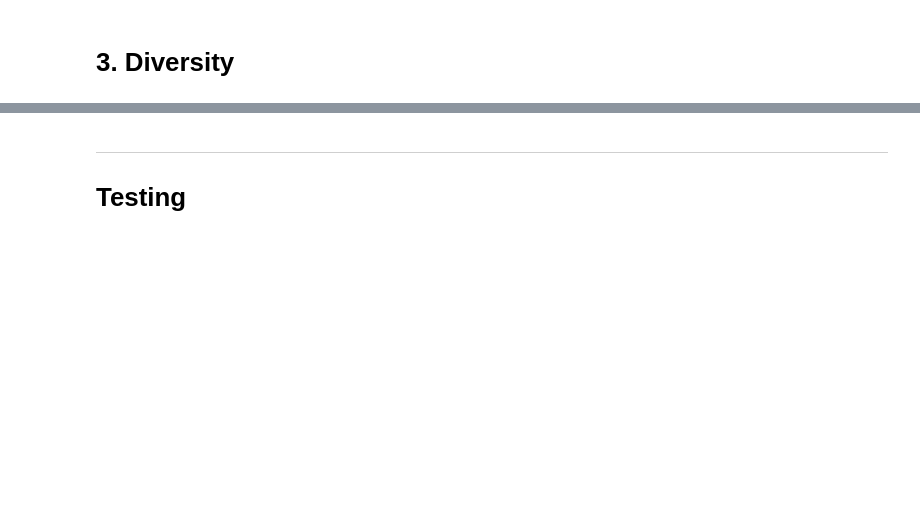
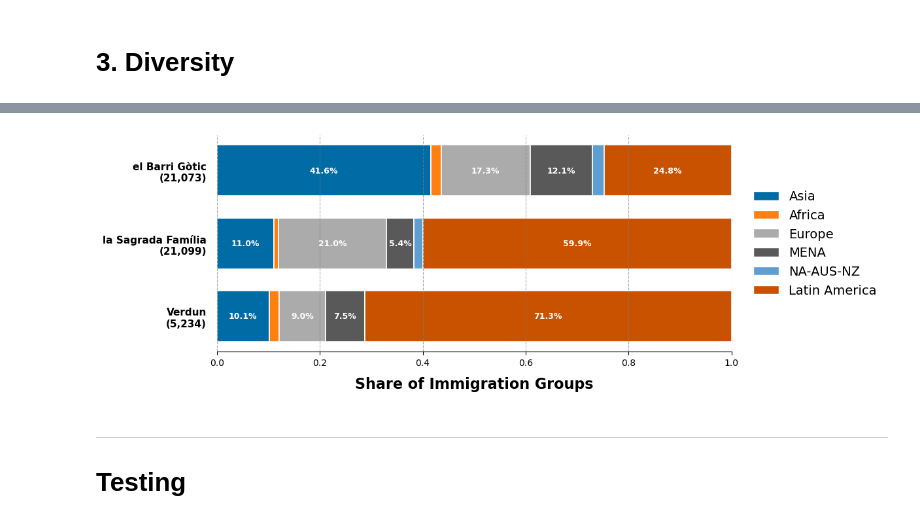
Before and after one commit to pablob2002/immigration-avdm, a Jupyter notebook: Ale/2_bivariate.ipynb, the cells around one changed output, grey strips where cells are left out. Drawn from its saved outputs; the diff is of its cells as text; code cells hidden in the pictures; blank space fills up the shorter version.

```diff
--- a/Ale/2_bivariate.ipynb
+++ b/Ale/2_bivariate.ipynb
@@ -55,18 +55,22 @@ def prepare_gdf(year, level):
     df = df.groupby([level, 'Birth_Place_Region'], as_index=False)['Value'].sum()
 
     # --- REMAP REGIONS INTO SMALLER SET ---
+    groups = ['Asia', 'Africa', 'Europe', 'MENA', 'NA-AUS-NZ', 'Latin America']
+    group_colors = ['#006BA4', '#FF800E', '#ABABAB', '#595959', '#5F9ED1', '#C85200']
+
+
     region_map = {
         'Eastern Africa': 'Africa',
         'Middle Africa': 'Africa',
         'Southern Africa': 'Africa',
         'Western Africa': 'Africa',
 
-        'Northern Africa': 'MENA',
-        'Western Asia': 'MENA',
-
         'Caribbean': 'Latin America',
         'Central America': 'Latin America',
         'South America': 'Latin America',
+
+        'Northern Africa': 'MENA',
+        'Western Asia': 'MENA',
 
         'Eastern Europe': 'Europe',
         'Northern Europe': 'Europe',
@@ -107,24 +111,28 @@ def prepare_gdf(year, level):
 
     aux = aux.groupby([level, 'Birth_Place'], as_index=False)['Value'].sum()
 
-    spain = aux[aux['Birth_Place'].isin(['City of Barcelona', 'Rest of Catalonia', 'Rest of Spain'])].groupby(level, as_index=False)['Value'].sum().rename(columns={'Value': 'Population_Spain'})
+    spain = aux[aux['Birth_Place'].isin(['City of Barcelona', 'Rest of Catalonia', 'Rest of Spain'])].groupby(level, as_index=False)['Value'].sum().rename(columns={'Value': 'Spain'})
 
     # merge with main dataframe
     df_wide = pd.merge(df_wide, spain, on=level, how='left')
 
     # remove spanish population from 'Europe' group
-    df_wide['Population_Spain'] = df_wide['Population_Spain'].fillna(0)     # set NaN to 0
-    df_wide['Europe'] = df_wide['Europe'] - df_wide['Population_Spain']
+    df_wide['Spain'] = df_wide['Spain'].fillna(0)     # set NaN to 0
+    df_wide['Europe'] = df_wide['Europe'] - df_wide['Spain']
     df_wide['Europe'] = df_wide['Europe'].clip(lower=0)                     # avoid negative values
 
     # drop auxiliary column
-    df_wide = df_wide.drop(columns=['Population_Spain'])
+    df_wide = df_wide.drop(columns=['Spain'])
 
     # --- CALCULATE METRICS ---
     # total per region
     region_cols = df_wide.drop(columns=[level]).columns
-    # region_cols = df_wide.drop(columns=[level, 'Europe']).columns # NOTE: TEST TEST TEST - I STILL HAVE TO REMOVE LOCALS
     df_wide['Total_Immigrants'] = df_wide[region_cols].sum(axis=1)
+
+    # immigrant group share
+    df_wide['Total_Immigrants'] = df_wide[groups].sum(axis=1)
+    for col in groups:
+        df_wide[col + '_share'] = df_wide[col] / df_wide['Total_Immigrants']
 
     # dominant group
     df_wide['Dominant_Group'] = df_wide[region_cols].idxmax(axis=1)
@@ -151,6 +159,12 @@ def prepare_gdf(year, level):
     # merge df and gdf (data + geometry)
     df = pd.merge(gdf, df_wide, left_on=level, right_on=level, how='left')
 
+    # --- STORE GROUPS AS METADATA ---
+    df.attrs['metadata'] = {
+        'groups': groups,
+        'group_colors': group_colors
+    }
+
     return df
 # %% [markdown]
 ## 1.2. Bivariate Map with Inset Legend
@@ -493,3 +601,17 @@ plt.show()
+# %%
+key_neighborhoods = [
+    'el Barri Gòtic',       # high diversity
+    'la Sagrada Família',   # medium diversity
+    'Verdun'                # low diversity
+]
+
+fig, ax = plt.subplots(figsize=(12, 4), constrained_layout=True)
+plot_diversity_bars(2025, 'Neighborhood', key_neighborhoods, ax)
+
+plt.savefig(img_dir + '2025_diversity_bars.png', dpi=300, bbox_inches='tight')
+plt.show()
+# %% [output]
+[figure, added]
 # %% [markdown]
 ---
 # Testing
```
Also changed, not shown: parts of 14 cells of this notebook, 1 other file.
